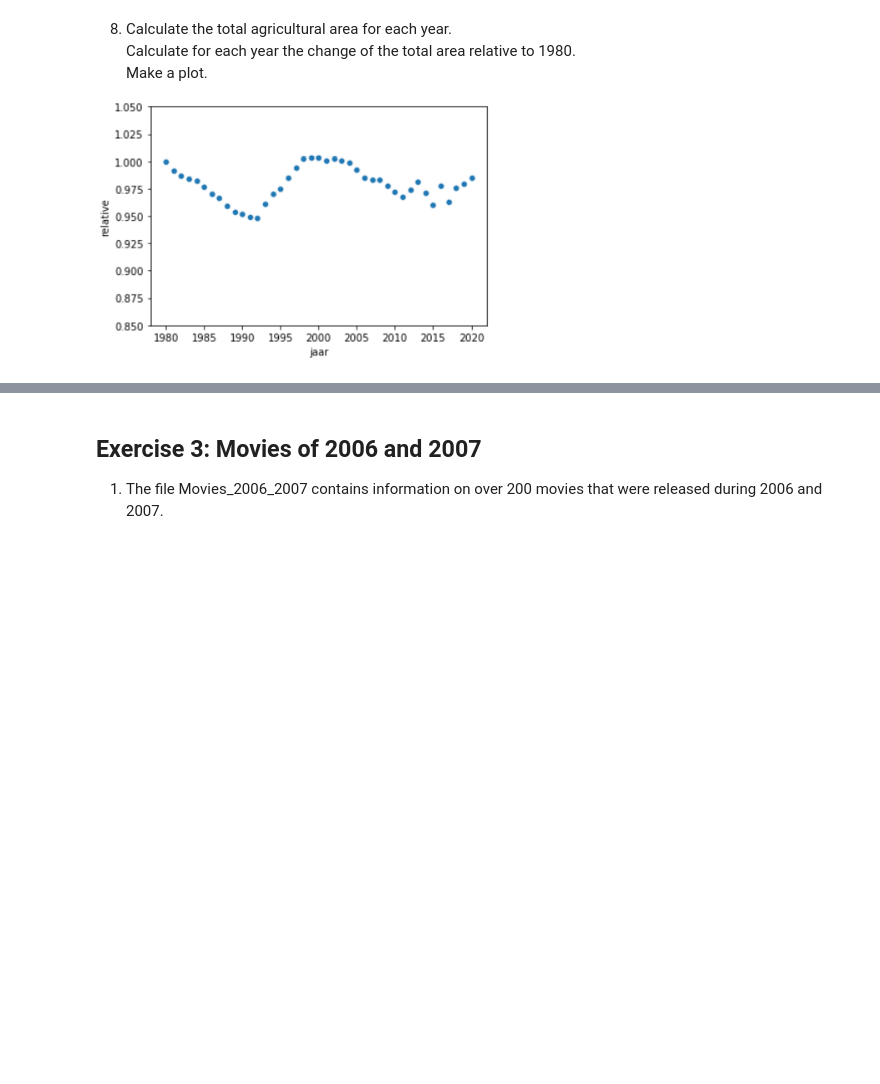
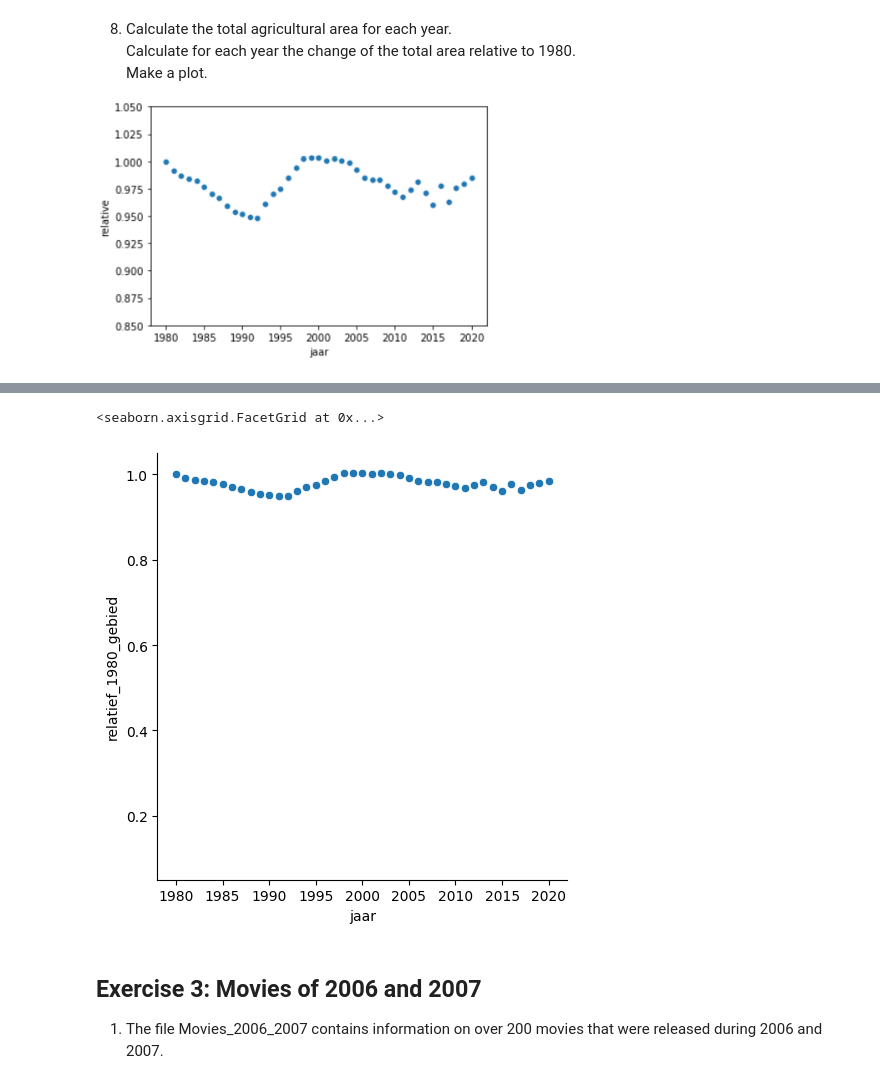
Before and after one commit to Bataklik/Data-Science-_-AI, a Jupyter notebook: 6-bivariate-quant/labs-regression.ipynb, the cells around one changed output, grey strips where cells are left out. Cells and saved outputs as stored; diff of their text form; code cells hidden in the pictures; blank space fills up the shorter version.

```diff
--- a/6-bivariate-quant/labs-regression.ipynb
+++ b/6-bivariate-quant/labs-regression.ipynb
@@ -241,3 +304,6 @@ Calculate for each year the change of the total area relative to 1980.
 Make a plot.
 
 ![image.png](embedded-picture-1)
+# %%
+landbouw['totaal_gebied'] = landbouw['aantal land en tuinbouwbedrijven'] * landbouw['gemiddelde oppervlakte per bedrijf (ha)']
+landbouw.head(10)
@@ -243,0 +322,3 @@ Make a plot.
+# %%
+totaal_gebied_1980 = landbouw[landbouw['jaar'] == 1980]['totaal_gebied'][0]
+print(totaal_gebied_1980)
@@ -243,0 +327,3 @@ Make a plot.
+# %%
+landbouw['relatief_1980_gebied'] = landbouw['totaal_gebied'] / totaal_gebied_1980
+landbouw.head()
@@ -244,3 +337,11 @@ Make a plot.
+# %%
+# We gaab y limit aanpassen zo dat 'uitgezoomd' kunnen zien
+p = sns.relplot(data=landbouw,
+            x='jaar', y='relatief_1980_gebied',)
+p.set(ylim=(0.05,1.05))
+# %% [output]
+<seaborn.axisgrid.FacetGrid at 0x...>
+[figure, added]
 # %% [markdown]
 ## Exercise 3: Movies of 2006 and 2007
 
```
Also changed, not shown: parts of 19 cells of this notebook, 1 other file.
